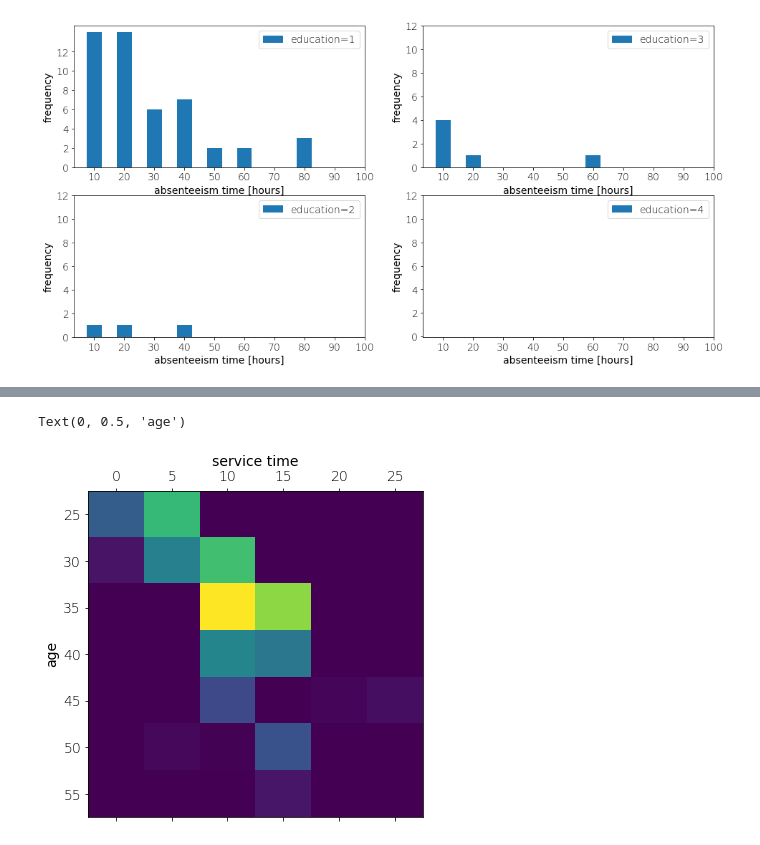
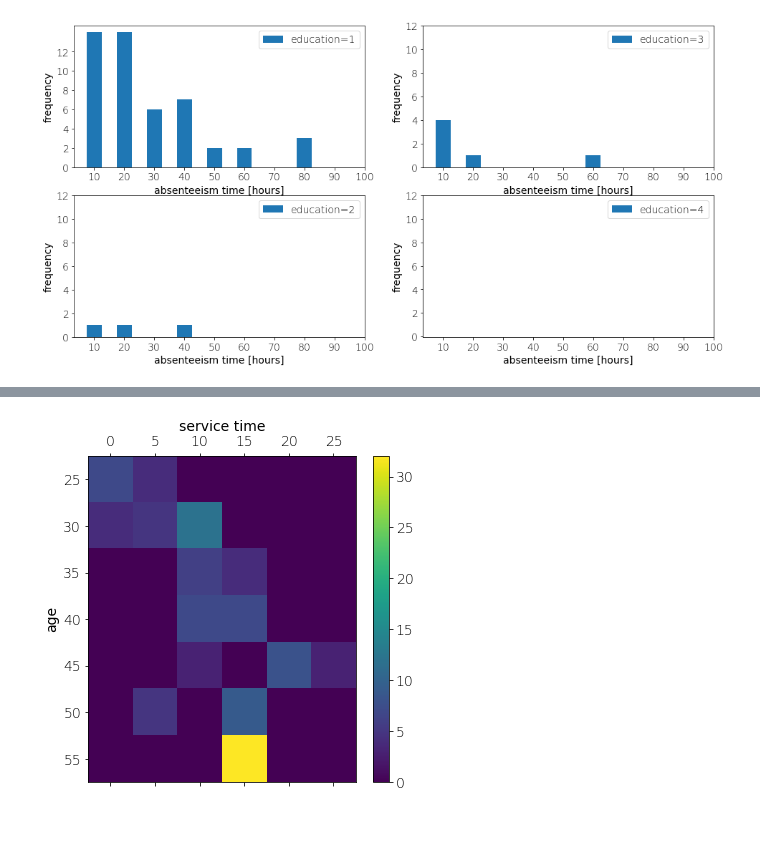
Before and after one commit to kiprotect/dwork, a Jupyter notebook: examples/notebooks/absenteeism-at-work.ipynb, the cells around one changed output, grey strips where cells are left out. Saved outputs shown, nothing was run; the diff lists cells and outputs as text; code cells hidden in the pictures.

```diff
--- a/examples/notebooks/absenteeism-at-work.ipynb
+++ b/examples/notebooks/absenteeism-at-work.ipynb
@@ -34,6 +34,11 @@ class AbsenteeismSchema(DataSchema):
 
     Weight = Integer(min=0, max=200)
     Height = Integer(min=0, max=200)
+    Absenteeism_time_in_hours = Integer(min=0, max=100)
+
+    names = {
+        'Absenteeism_time_in_hours' : 'Absenteeism time in hours'
+    }
 # %%
 # We create a Dwork dataset from it
 
@@ -162,4 +169,8 @@ m = np.zeros((len(ages), len(service_times)), dtype=np.int)
 for i, age in enumerate(ages):
     for j, service_time in enumerate(service_times):
         dff = df[(df["Age"] >= age) & (df["Age"] < age+5) & (df["Service time"] >= service_time) & (df["Service time"] < service_time+5)]
-        m[i,j] = len(dff)
+        v = dff["Absenteeism time in hours"].mean()
+        if len(dff) == 0:
+            v = 0
+        print(age, service_time, v)
+        m[i,j] = v
@@ -166,16 +195,17 @@ for i, age in enumerate(ages):
 # %%
 # we plot the frequencies as a matrix plot
 pl.figure(figsize=(6,6))
 ax = pl.subplot(111)
-ax.matshow(m, aspect='auto')
+cax = ax.matshow(m, aspect='auto')
 ax.set_yticklabels(['']+ages)
 ax.set_xticklabels(['']+service_times)
 ax.set_xlabel('service time')
 ax.xaxis.set_label_position('top')
 pl.ylabel("age")
+pl.colorbar(cax)
+pl.savefig("absenteeism-service-time-age-true.pdf")
 # %% [output]
-Text(0, 0.5, 'age')
-[figure, old version]
+[figure, new version]
 # %%
 time_bins = [10, 20, 30, 40, 50, 60, 70, 80, 90, 100]
 # we always exclude the right value, as this is also done in the histograms above
```
Also changed, not shown: parts of 11 cells of this notebook, 6 other files.
